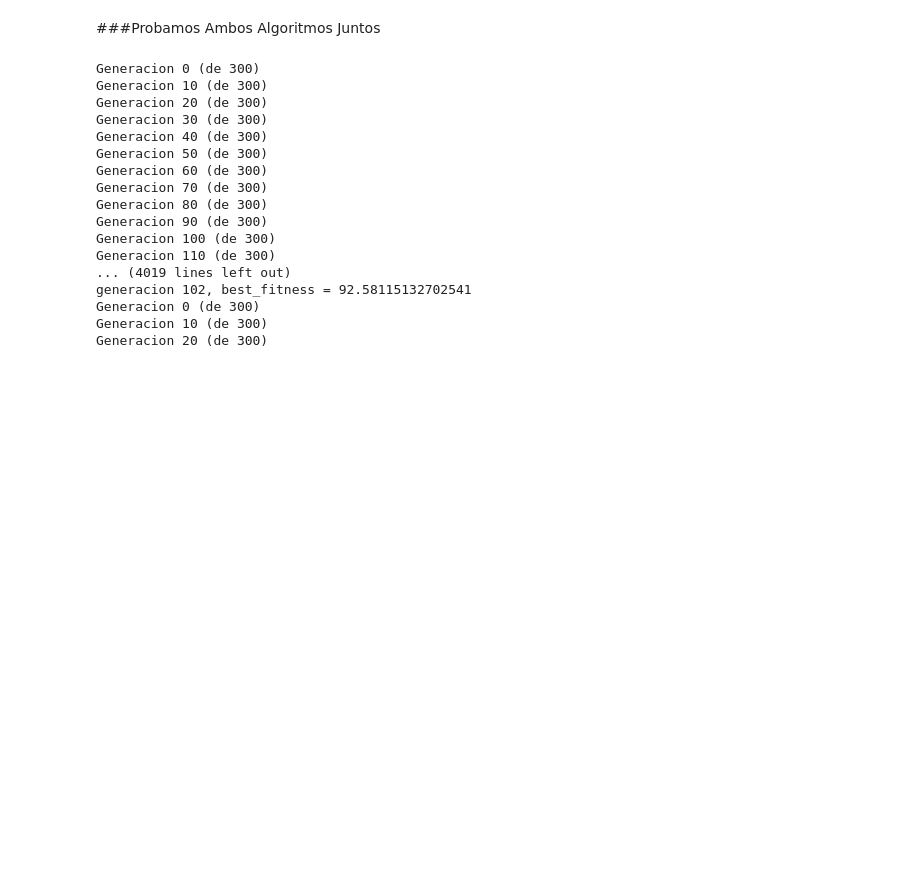
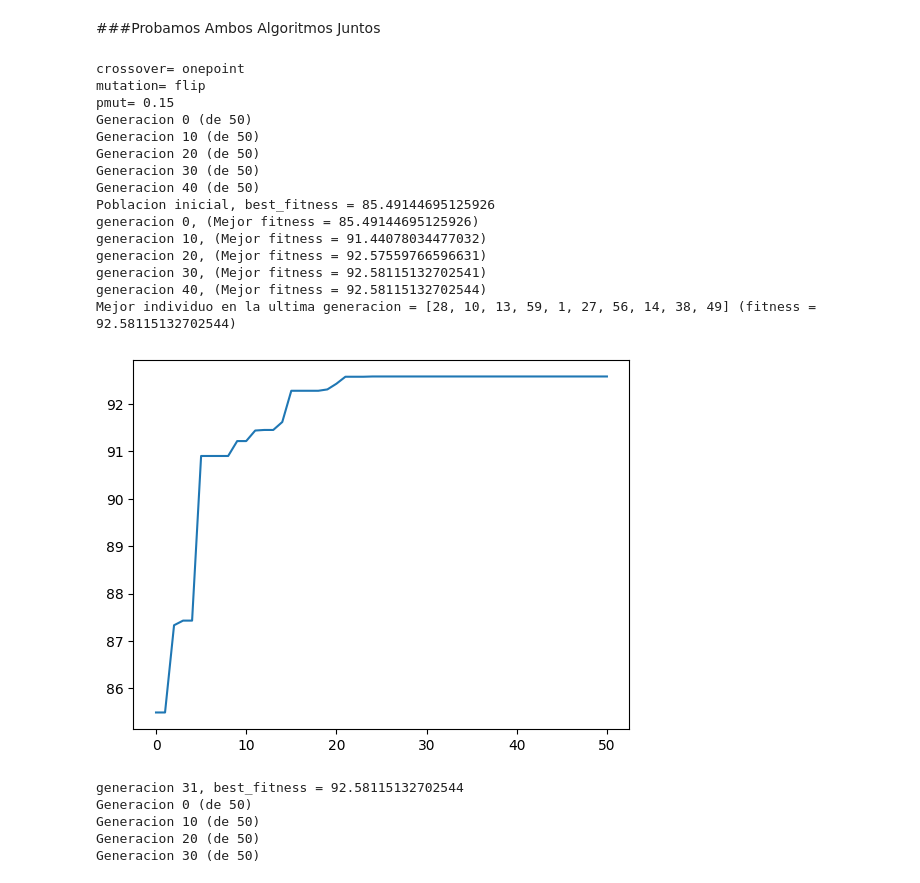
Before and after one commit to OSOMASTER123/Uso-de-computaci-n-evolutiva-para-hallar-ubicaciones-ptimas-de-una-cadena-de-supermercados-PUCP, a Jupyter notebook: Proyecto_Final_Computacion_Bioinspirada.ipynb, the cells around one changed output. Cells and saved outputs as stored; diff of their text form; code cells hidden in the pictures; blank space fills up the shorter version.

```diff
--- a/Proyecto_Final_Computacion_Bioinspirada.ipynb
+++ b/Proyecto_Final_Computacion_Bioinspirada.ipynb
@@ -152,19 +150,19 @@ class Individual:
         for j in range(len(self.chromosome)):
                     if other.chromosome[j] in self.chromosome:
                         pos_constantes.append (other.chromosome[j])
-        #print(pos_constantes)
+        #       print("pos_constantes")         print(pos_constantes)
         for i in range(len(self.chromosome)):
                     if self.chromosome[i] in pos_constantes:
                        ind_constantes.append(i)
         for i in range(len(other.chromosome)):
                     if other.chromosome[i]!=self.chromosome[i] and other.chromosome[i] in pos_constantes:
                        ind_constantes.append(i)
-        #print(ind_constantes)
+        #print("ind_constantes")          print(ind_constantes)
         chromosome1 = []
         chromosome2 = []
         "Retorna dos nuevos individuos del cruzamiento uniforme entre self y other "
         for i in range(len(self.chromosome)):
-            if random.uniform(0, 1) < 0.5 and i!=ind_constantes :
+            if random.uniform(0, 1) < 0.5 and i not in ind_constantes :
                 chromosome1.append(self.chromosome[i])
                 chromosome2.append(other.chromosome[i])
             else:
@@ -173,7 +171,7 @@ class Individual:
         ind1 = Individual(chromosome1)
         ind2 = Individual(chromosome2)
 
-        #print("chromosome1")         print(chromosome1)         print("chromosome2")         print(chromosome2)
+        #print("chromosome1")         print(chromosome1)                print("chromosome2")           print(chromosome2)
         return [ind1, ind2]
 
     def mutation_flip(self):
@@ -696,7 +700,7 @@ PMUT = 0.5       # tasa de mutacion
 ## Inicializa una poblacion inicial de forma aleatoria
 poblacion_inicial =  init_population(POP_SIZE, NUM_LOC)
 # %%
-pmut  = [0.25, 0.5, 0.75,1]
+pmut  = [0.15,0.25,0.5,0.75,1]
 crossover = ['onepoint','uniform']
 mutation = ['flip','multiflip']
 n_corridas=3
@@ -707,62 +711,71 @@ gen=[]
 bestch=[]
 bestfit=[]
 lst_pareto=[]
-for j in pmut:
+for n in range(len(pmut)):
   for k in range(len(crossover)):
     for l in range(len(mutation)):
-      #print(crossover[k])
+      print('crossover= {}'.format(crossover[k]))
+      print('mutation= {}'.format(mutation[l]))
+      print('pmut= {:.2f}'.format(pmut[n]))
 
       lst_bestfitness=[]
       lst_bestgen=[]
       lst_bestch=[]
 
       for a in range(n_corridas):
-        pareto_front_population = algoritmo_multiobjetivo(poblacion_inicial,n_gen = GENERATIONS,pmut = j,n_items =NUM_LOC,crossover = crossover[k],mutation = mutation[l],min_pop_size = POP_SIZE,max_pop_size=POP_SIZE,distances=distances,df_tam_poblac=df_tam_poblac)
+        pareto_front_population = algoritmo_multiobjetivo(poblacion_inicial,n_gen = GENERATIONS,pmut = pmut[n],n_items =NUM_LOC,crossover = crossover[k],mutation = mutation[l],min_pop_size = POP_SIZE,max_pop_size=POP_SIZE,distances=distances,df_tam_poblac=df_tam_poblac)
 
-        best_ind, bestfitness,best_ch = genetic_algorithm(poblacion_inicial, distances,df_tam_poblac, GENERATIONS, j,
+        best_ind, bestfitness,best_ch = genetic_algorithm(poblacion_inicial, distances,df_tam_poblac, GENERATIONS, pmut[n],
                                           crossover[k], mutation[l], selection_parents_method = 'roulette',selection_survivors_method = 'ranking')
+        plt.plot(bestfitness)
+        plt.show()
         # muestra la evolucion del mejor fitness
         b=0
         c=0
         #print("bestfitness = {}".format(bestfitness))
         for j in range(len(bestfitness)):
           if bestfitness[j]>b:
             b=bestfitness[j]
             c=j
             if c==0:
               c=0
             else:
               c=c-1
         print("generacion {}, best_fitness = {}".format(c, b))
         lst_bestfitness.append(b)
         lst_bestgen.append(c)
         lst_bestch.append(best_ch)
-
+      m=0
       for i in range(len(lst_bestfitness)):
-        if lst_bestfitness[i]==max(lst_bestfitness):
+        if lst_bestfitness[i]==max(lst_bestfitness) and m==0:
+         m=1
          bestfit.append(lst_bestfitness[i])
          gen.append(lst_bestgen[i])
          bestch.append(lst_bestch[i])
       lst_pareto.append(pareto_front_population)
-      lst_crossover.append(k)
-      lst_mutation.append(l)
-      lst_pmut.append(j)
+      lst_crossover.append(crossover[k])
+      lst_mutation.append(mutation[l])
+      lst_pmut.append(pmut[n])
       #print("generacion {}, best_fitness = {} , best_cromosoma = {} , crossover ={}, mutacion ={} , tasa_mut ={}".format(gen[l], bestfit[l], bestch[l],lst_crossover[k], lst_mutation[l],lst_pmut[j]))
 # %% [output]
-Generacion 0 (de 300)
-Generacion 10 (de 300)
-Generacion 20 (de 300)
-Generacion 30 (de 300)
-Generacion 40 (de 300)
-Generacion 50 (de 300)
-Generacion 60 (de 300)
-Generacion 70 (de 300)
-Generacion 80 (de 300)
-Generacion 90 (de 300)
-Generacion 100 (de 300)
-Generacion 110 (de 300)
-... (4019 lines left out)
-generacion 102, best_fitness = 92.58115132702541
-Generacion 0 (de 300)
-Generacion 10 (de 300)
-Generacion 20 (de 300)
+crossover= onepoint
+mutation= flip
+pmut= 0.15
+Generacion 0 (de 50)
+Generacion 10 (de 50)
+Generacion 20 (de 50)
+Generacion 30 (de 50)
+Generacion 40 (de 50)
+Poblacion inicial, best_fitness = 85.49144695125926
+generacion 0, (Mejor fitness = 85.49144695125926)
+generacion 10, (Mejor fitness = 91.44078034477032)
+generacion 20, (Mejor fitness = 92.57559766596631)
+generacion 30, (Mejor fitness = 92.58115132702541)
+generacion 40, (Mejor fitness = 92.58115132702544)
+Mejor individuo en la ultima generacion = [28, 10, 13, 59, 1, 27, 56, 14, 38, 49] (fitness = 92.58115132702544)
+[figure, added]
+generacion 31, best_fitness = 92.58115132702544
+Generacion 0 (de 50)
+Generacion 10 (de 50)
+Generacion 20 (de 50)
+Generacion 30 (de 50)
```
Also changed, not shown: parts of 16 cells of this notebook.
